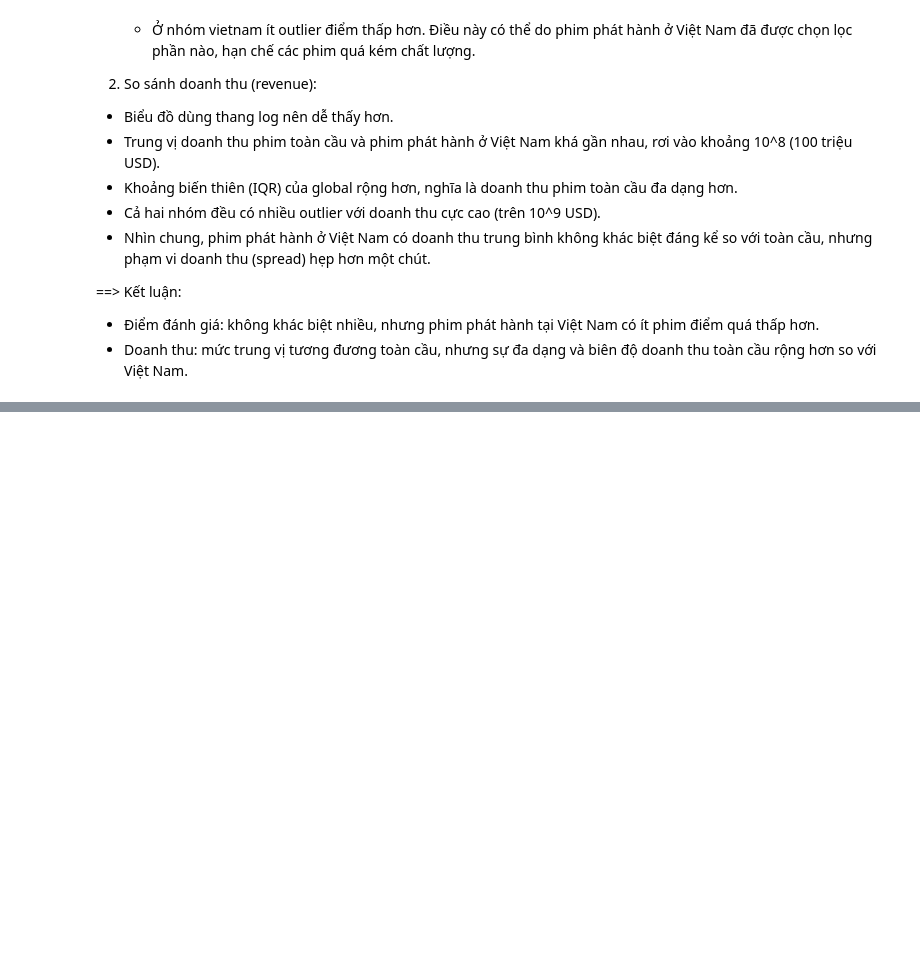
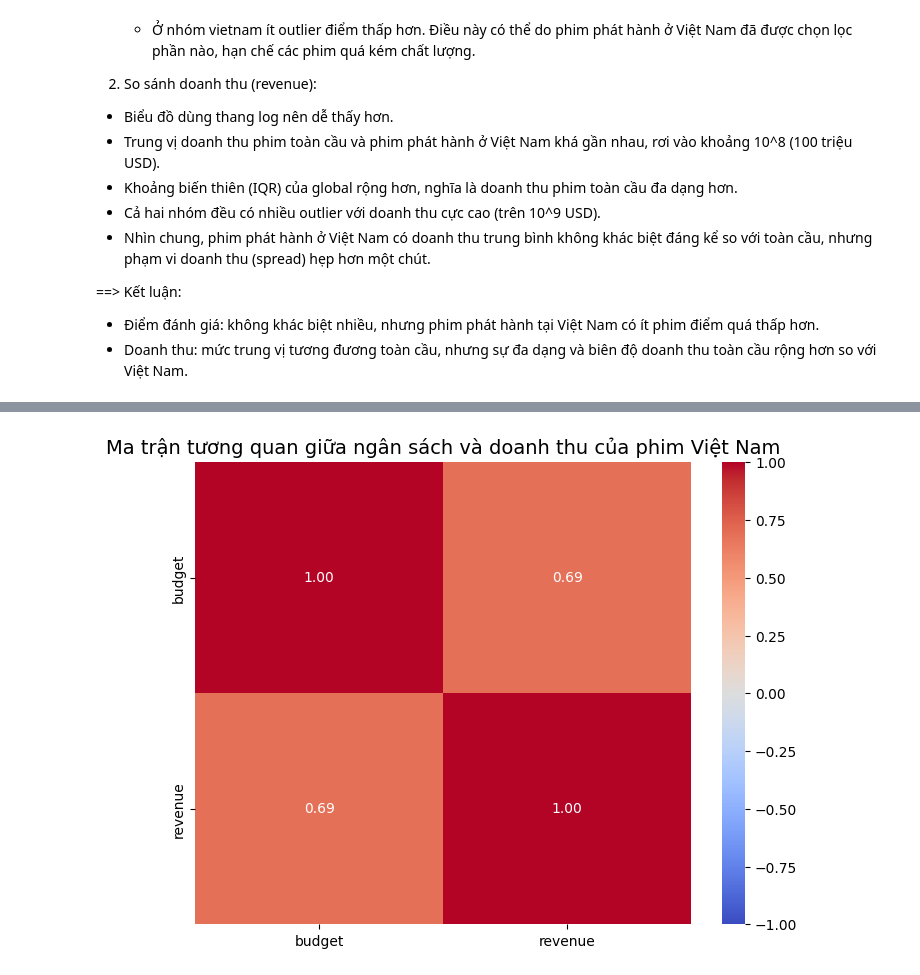
Before and after one commit to nhnghia214/Vietnam-Movies-Analysis-2009-2023, a Jupyter notebook: notebooks/exploratory_sample.ipynb, the cells around one changed output, grey strips where cells are left out. Drawn from its saved outputs; the diff is of its cells as text; code cells hidden in the pictures; blank space fills up the shorter version.

```diff
--- a/notebooks/exploratory_sample.ipynb
+++ b/notebooks/exploratory_sample.ipynb
@@ -792,0 +924,29 @@ plt.show()
+# %%
+import pandas as pd
+import clean_data
+import matplotlib.pyplot as plt
+import seaborn as sns
+
+# 2.4.2 Mối tương quan giữa Budget và Revenue của phim Việt Nam
+# Đọc dữ liệu
+df_vn = clean_data.DocFile('../src/movies_vietnam_release.csv')
+
+#Làm sạch dữ liệu
+df_vn.fillna({
+    'budget': df_vn['budget'].mean().round(2),
+    'revenue': df_vn['revenue'].mean().round(2)
+}, inplace=True)
+
+#Chọn các cột numeric
+numeric_cols_vn = ["budget", "revenue"]
+
+#Tính ma trận tương quan
+corr = df_vn[numeric_cols_vn].corr()
+
+#Vẽ heatmap
+plt.figure(figsize=(8, 6))
+sns.heatmap(corr, annot=True, fmt='.2f', cmap='coolwarm', vmin=-1, vmax=1)
+plt.title("Ma trận tương quan giữa ngân sách và doanh thu của phim Việt Nam", fontsize=14)
+plt.show()
+# %% [output]
+[figure, added]
```
Also changed, not shown: parts of 13 cells of this notebook, 2 other files.
